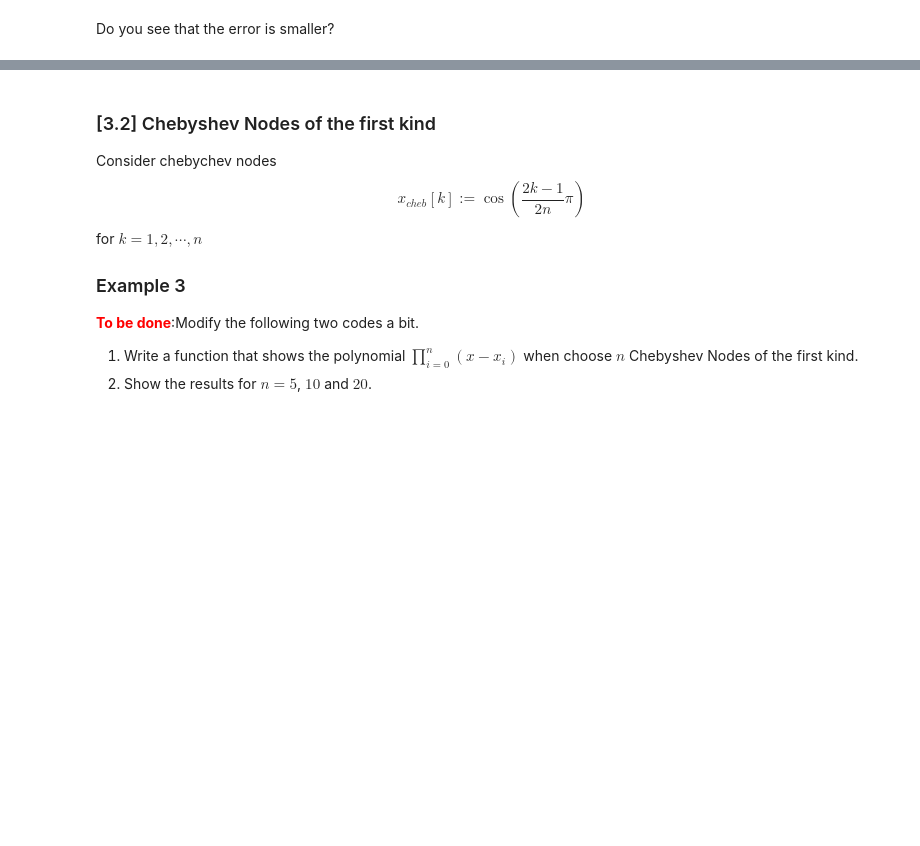
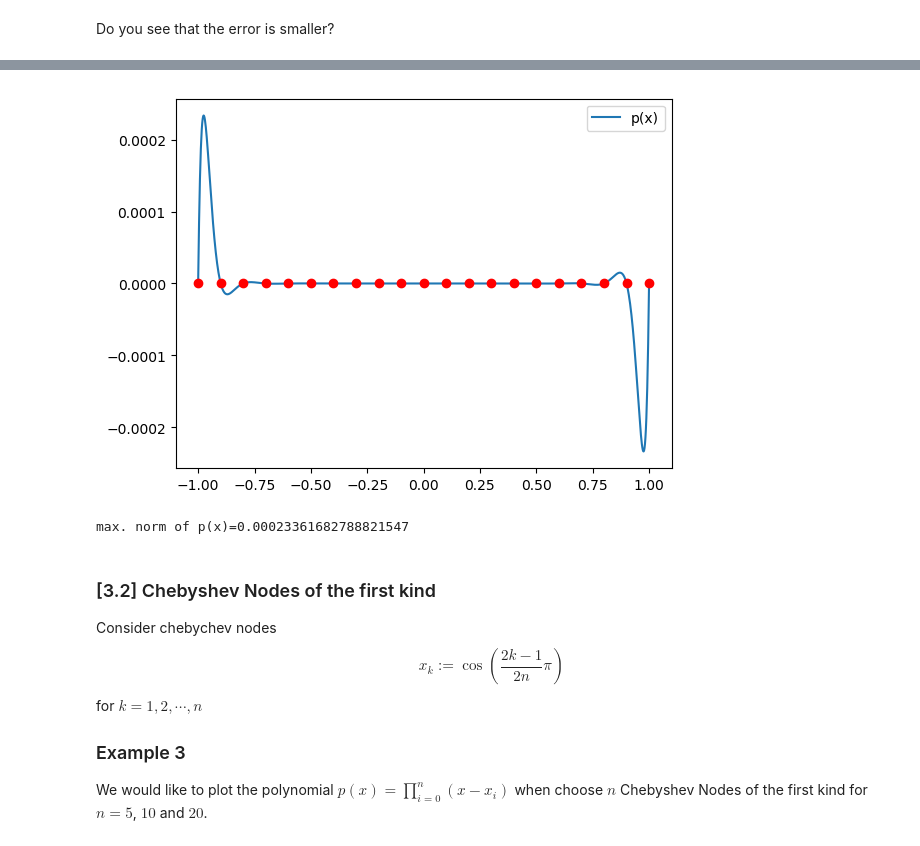
Before and after one commit to teshenglin/computational_mathematics, a Jupyter notebook: approximating_function_03.ipynb, the cells around one changed output, grey strips where cells are left out. Cells and saved outputs as stored; diff of their text form; code cells hidden in the pictures; blank space fills up the shorter version.

```diff
--- a/approximating_function_03.ipynb
+++ b/approximating_function_03.ipynb
@@ -101,10 +144,13 @@ $$x_k = -1 + 2\frac{k}{n} \quad k=0,1,2,\cdots,n,$$
+# %%
+PlotPolynomial(2*(0:20)/20 .-1);
+# %% [output]
+[figure, added]
+max. norm of p(x)=0.00023361682788821547
 # %% [markdown]
 ### [3.2] Chebyshev Nodes of the first kind
 
 Consider chebychev nodes
-$$x_{cheb}[k] := \cos\left(\frac{2k-1}{2n}\pi\right)$$ for $k=1,2,\cdots,n$
+$$x_k := \cos\left(\frac{2k-1}{2n}\pi\right)$$ for $k=1,2,\cdots,n$
 
 ### Example 3
-<font color="red">**To be done**</font>:Modify the following two codes a bit.
-1. Write a function that shows the polynomial $\displaystyle \prod^n_{i=0}(x-x_i)$ when choose $n$ Chebyshev Nodes of the first kind.
-2. Show the results for $n=5$, $10$ and $20$.
+We would like to plot the polynomial $\displaystyle p(x)=\prod^n_{i=0}(x-x_i)$ when choose $n$ Chebyshev Nodes of the first kind for $n=5$, $10$ and $20$.
```
Also changed, not shown: parts of 19 cells of this notebook.
